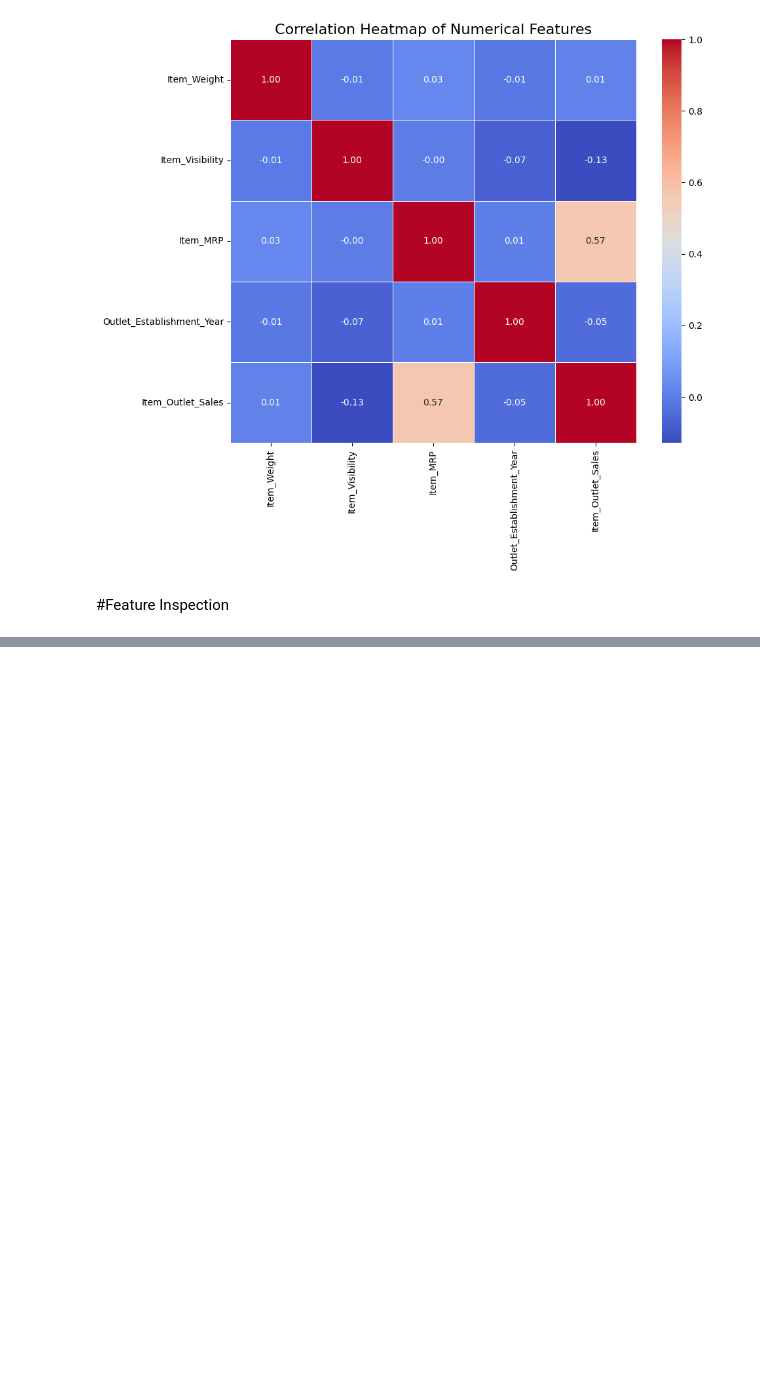
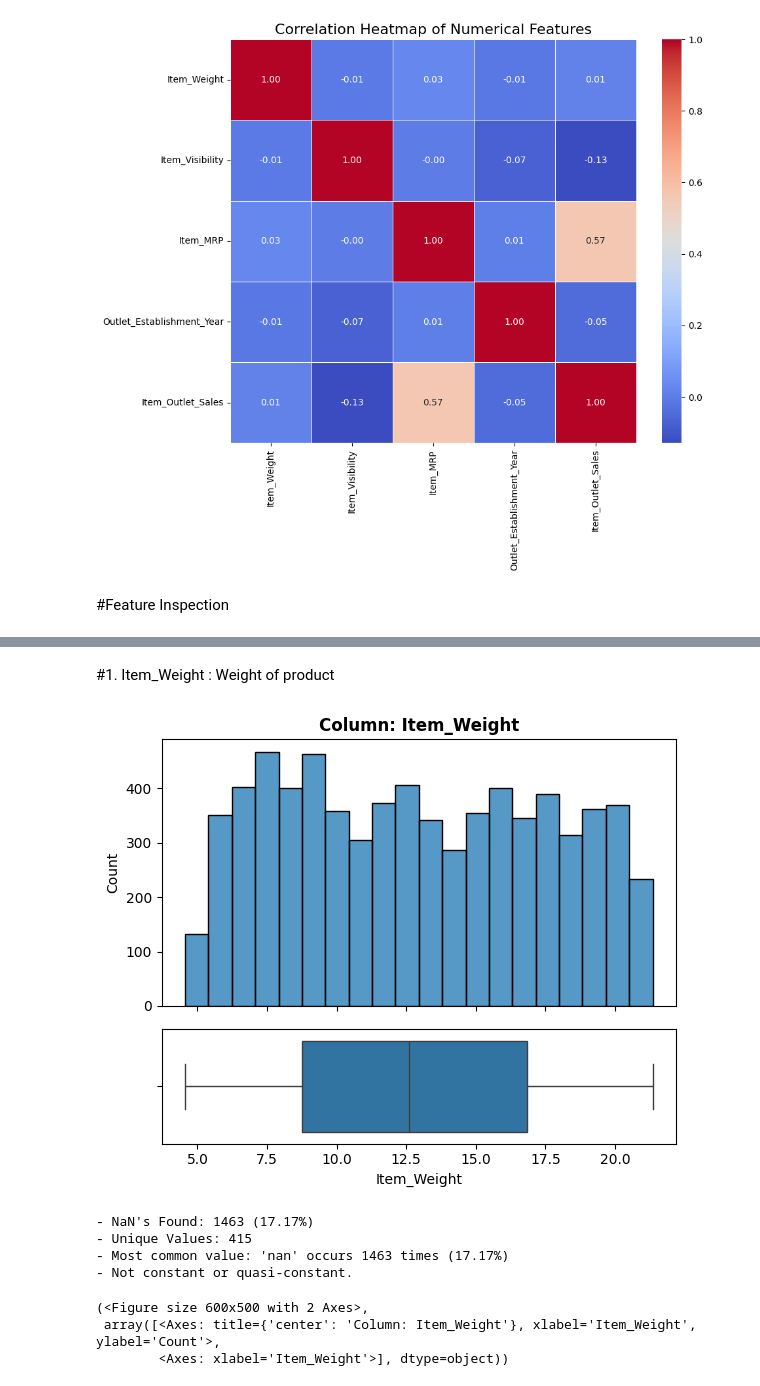
Before and after one commit to MutasemAlsallout0/Prediction-of-Product-Sales, a Jupyter notebook: Prediction_of_Product_Sales.ipynb, the cells around one changed output, grey strips where cells are left out. Cells and saved outputs as stored; diff of their text form; code cells hidden in the pictures; blank space fills up the shorter version.

```diff
--- a/Prediction_of_Product_Sales.ipynb
+++ b/Prediction_of_Product_Sales.ipynb
@@ -296,3 +296,13 @@ plt.show()
 [figure]
 # %% [markdown]
 #Feature Inspection
+# %%
+#Remove the placeholders you added in week 2 and replace them with null values.
+
+df_origin = pd.read_csv('https://drive.google.com/uc?id=1syH81TVrbBsdymLT_jl2JIf6IjPXtSQw')
+
+df['Item_Weight'] = df_origin['Item_Weight']
+df['Outlet_Size'] = df_origin['Outlet_Size']
+
+
+df.isna().sum()
@@ -298,0 +432,13 @@ plt.show()
+# %% [markdown]
+#1. Item_Weight : Weight of product
+# %%
+explore_numeric(df, 'Item_Weight', figsize=(6,5) )
+# %% [output]
+[figure, added]
+- NaN's Found: 1463 (17.17%)
+- Unique Values: 415
+- Most common value: 'nan' occurs 1463 times (17.17%)
+- Not constant or quasi-constant.
+(<Figure size 600x500 with 2 Axes>,
+ array([<Axes: title={'center': 'Column: Item_Weight'}, xlabel='Item_Weight', ylabel='Count'>,
+        <Axes: xlabel='Item_Weight'>], dtype=object))
```
Also changed, not shown: parts of 54 cells of this notebook.
